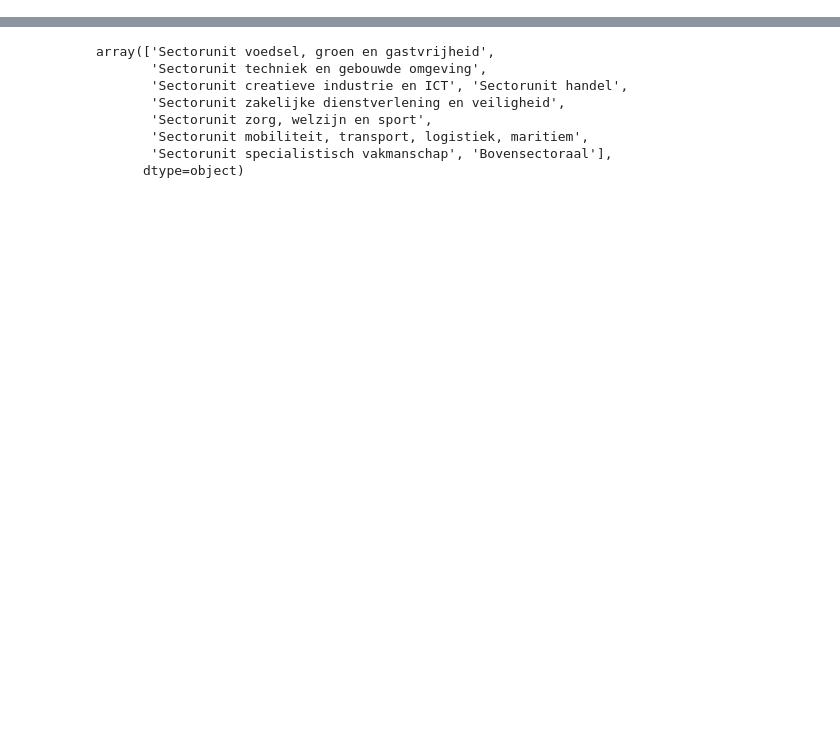
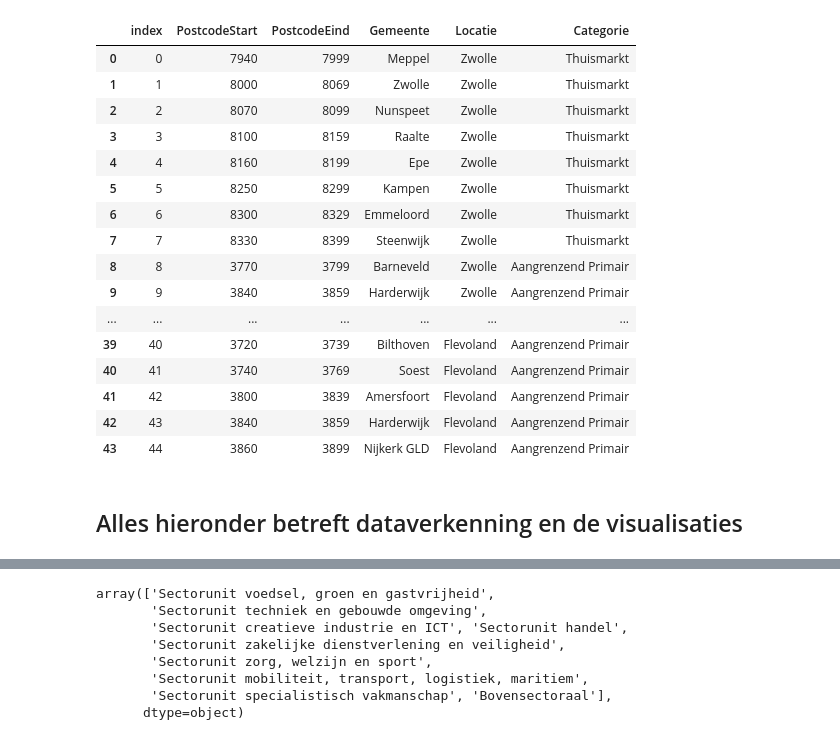
Before and after one commit to simonvdberg/POC, a Jupyter notebook: OpleverNotebook.ipynb, the cells around one changed output, grey strips where cells are left out. Cells and saved outputs as stored; diff of their text form; code cells hidden in the pictures; blank space fills up the shorter version.

```diff
--- a/OpleverNotebook.ipynb
+++ b/OpleverNotebook.ipynb
@@ -60,2 +84,24 @@ datasource["Categorie"] = datasource["PC4_LEERL"].apply(check_categorie)
+# %%
+wervingsgebieden
+# %% [output]
+|  | index | PostcodeStart | PostcodeEind | Gemeente | Locatie | Categorie |
+| 0 | 0 | 7940 | 7999 | Meppel | Zwolle | Thuismarkt |
+| 1 | 1 | 8000 | 8069 | Zwolle | Zwolle | Thuismarkt |
+| 2 | 2 | 8070 | 8099 | Nunspeet | Zwolle | Thuismarkt |
+| 3 | 3 | 8100 | 8159 | Raalte | Zwolle | Thuismarkt |
+| 4 | 4 | 8160 | 8199 | Epe | Zwolle | Thuismarkt |
+| 5 | 5 | 8250 | 8299 | Kampen | Zwolle | Thuismarkt |
+| 6 | 6 | 8300 | 8329 | Emmeloord | Zwolle | Thuismarkt |
+| 7 | 7 | 8330 | 8399 | Steenwijk | Zwolle | Thuismarkt |
+| 8 | 8 | 3770 | 3799 | Barneveld | Zwolle | Aangrenzend Primair |
+| 9 | 9 | 3840 | 3859 | Harderwijk | Zwolle | Aangrenzend Primair |
+| ... | ... | ... | ... | ... | ... | ... |
+| 39 | 40 | 3720 | 3739 | Bilthoven | Flevoland | Aangrenzend Primair |
+| 40 | 41 | 3740 | 3769 | Soest | Flevoland | Aangrenzend Primair |
+| 41 | 42 | 3800 | 3839 | Amersfoort | Flevoland | Aangrenzend Primair |
+| 42 | 43 | 3840 | 3859 | Harderwijk | Flevoland | Aangrenzend Primair |
+| 43 | 44 | 3860 | 3899 | Nijkerk GLD | Flevoland | Aangrenzend Primair |
+# %% [markdown]
+## Alles hieronder betreft dataverkenning en de visualisaties
 # %% [markdown]
 # 1. Visualisatie op 'Sectorunit SBB'
```
Also changed, not shown: parts of 12 cells of this notebook.
